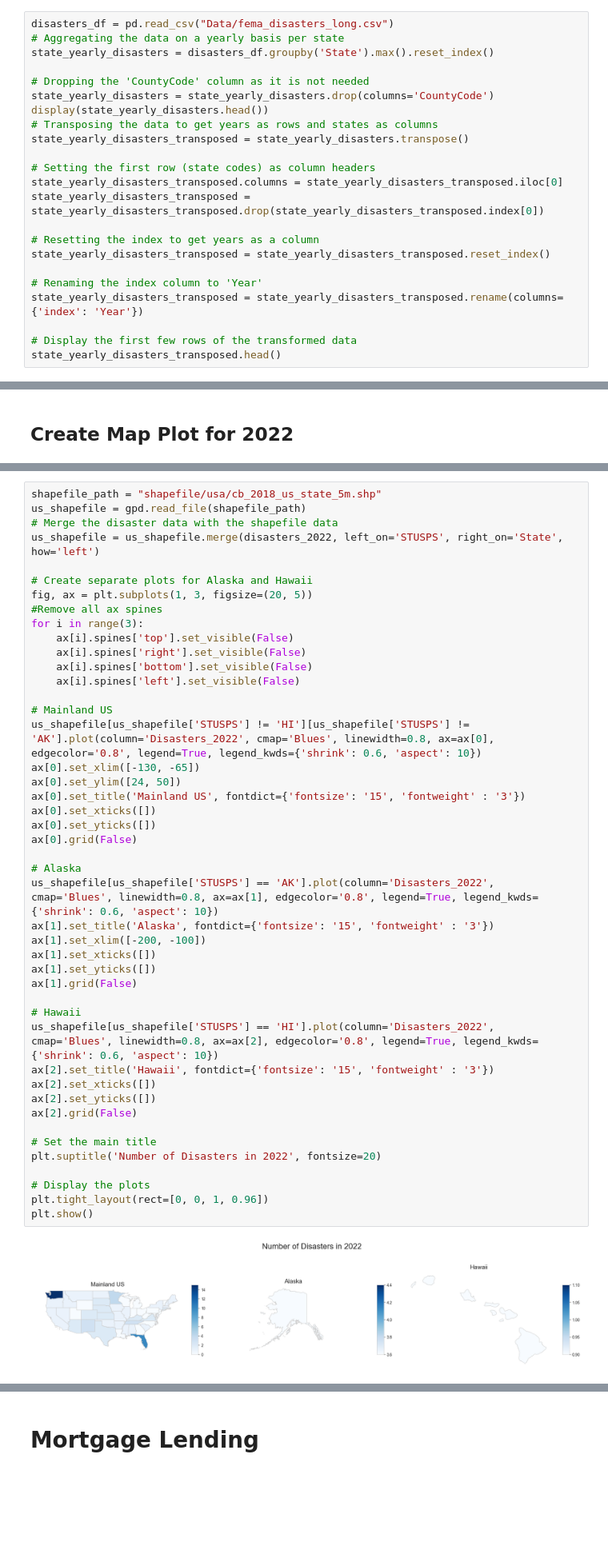
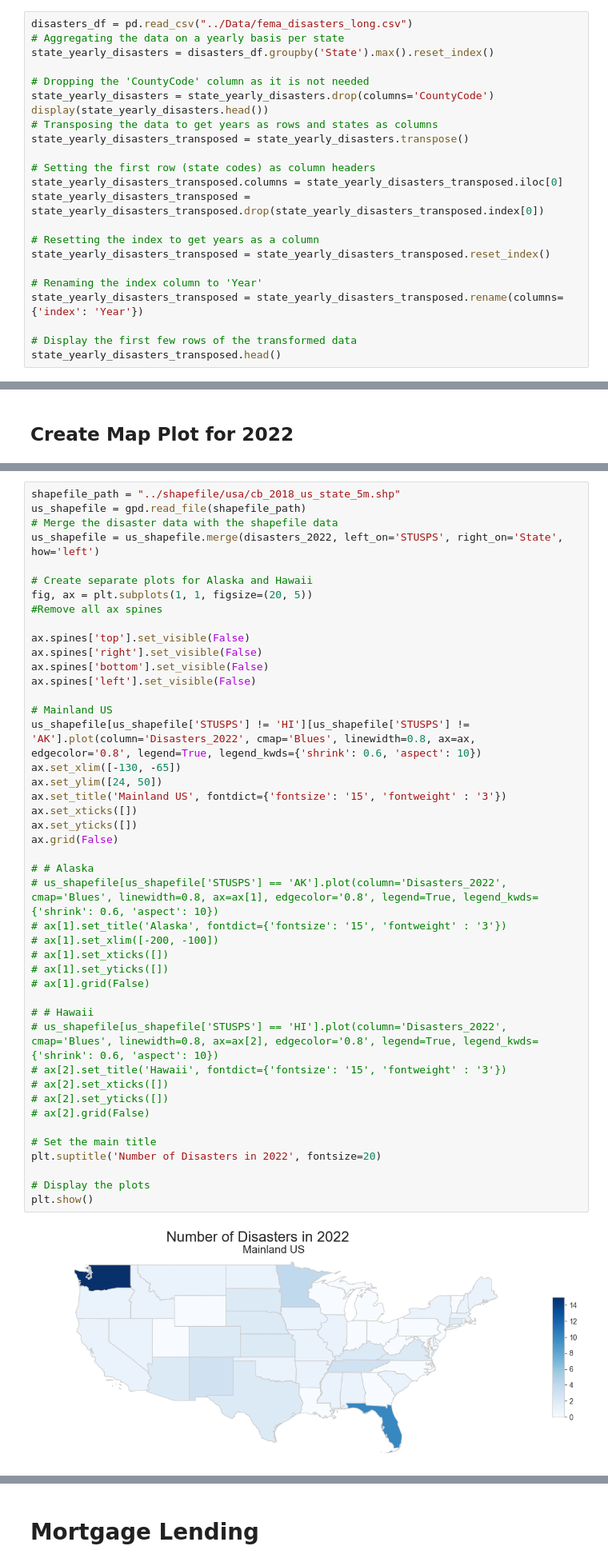
Before and after one commit to yannickpichardo/master_thesis, a Jupyter notebook: prelim_data.ipynb, the cells around one changed output, grey strips where cells are left out. Shown at 80% size. Cells and saved outputs as stored; diff of their text form; blank space fills up the shorter version.

```diff
--- a/prelim_data.ipynb
+++ b/prelim_data.ipynb
@@ -286,7 +248,7 @@ display(fema_disasters_long.head(40))
 # %% [markdown]
 First aggregate and transpose dataset to create "Timeseries" data with *Max* disaster per state (we do not take sum for now since a state could be dealing with the same disaster on multiple counties, currently taking the sum leads to an overestimation of disasters.)
 # %%
-disasters_df = pd.read_csv("Data/fema_disasters_long.csv")
+disasters_df = pd.read_csv("../Data/fema_disasters_long.csv")
 # Aggregating the data on a yearly basis per state
 state_yearly_disasters = disasters_df.groupby('State').max().reset_index()
 
@@ -400,47 +367,46 @@ disasters_2022.head()
 # %%
-shapefile_path = "shapefile/usa/cb_2018_us_state_5m.shp"
+shapefile_path = "../shapefile/usa/cb_2018_us_state_5m.shp"
 us_shapefile = gpd.read_file(shapefile_path)
 # Merge the disaster data with the shapefile data
 us_shapefile = us_shapefile.merge(disasters_2022, left_on='STUSPS', right_on='State', how='left')
 
 # Create separate plots for Alaska and Hawaii
-fig, ax = plt.subplots(1, 3, figsize=(20, 5))
+fig, ax = plt.subplots(1, 1, figsize=(20, 5))
 #Remove all ax spines
-for i in range(3):
-    ax[i].spines['top'].set_visible(False)
-    ax[i].spines['right'].set_visible(False)
-    ax[i].spines['bottom'].set_visible(False)
-    ax[i].spines['left'].set_visible(False)
+
+ax.spines['top'].set_visible(False)
+ax.spines['right'].set_visible(False)
+ax.spines['bottom'].set_visible(False)
+ax.spines['left'].set_visible(False)
 
 # Mainland US
-us_shapefile[us_shapefile['STUSPS'] != 'HI'][us_shapefile['STUSPS'] != 'AK'].plot(column='Disasters_2022', cmap='Blues', linewidth=0.8, ax=ax[0], edgecolor='0.8', legend=True, legend_kwds={'shrink': 0.6, 'aspect': 10})
-ax[0].set_xlim([-130, -65])
-ax[0].set_ylim([24, 50])
-ax[0].set_title('Mainland US', fontdict={'fontsize': '15', 'fontweight' : '3'})
-ax[0].set_xticks([])
-ax[0].set_yticks([])
-ax[0].grid(False)
+us_shapefile[us_shapefile['STUSPS'] != 'HI'][us_shapefile['STUSPS'] != 'AK'].plot(column='Disasters_2022', cmap='Blues', linewidth=0.8, ax=ax, edgecolor='0.8', legend=True, legend_kwds={'shrink': 0.6, 'aspect': 10})
+ax.set_xlim([-130, -65])
+ax.set_ylim([24, 50])
+ax.set_title('Mainland US', fontdict={'fontsize': '15', 'fontweight' : '3'})
+ax.set_xticks([])
+ax.set_yticks([])
+ax.grid(False)
 
-# Alaska
-us_shapefile[us_shapefile['STUSPS'] == 'AK'].plot(column='Disasters_2022', cmap='Blues', linewidth=0.8, ax=ax[1], edgecolor='0.8', legend=True, legend_kwds={'shrink': 0.6, 'aspect': 10})
-ax[1].set_title('Alaska', fontdict={'fontsize': '15', 'fontweight' : '3'})
-ax[1].set_xlim([-200, -100])
-ax[1].set_xticks([])
-ax[1].set_yticks([])
-ax[1].grid(False)
+# # Alaska
+# us_shapefile[us_shapefile['STUSPS'] == 'AK'].plot(column='Disasters_2022', cmap='Blues', linewidth=0.8, ax=ax[1], edgecolor='0.8', legend=True, legend_kwds={'shrink': 0.6, 'aspect': 10})
+# ax[1].set_title('Alaska', fontdict={'fontsize': '15', 'fontweight' : '3'})
+# ax[1].set_xlim([-200, -100])
+# ax[1].set_xticks([])
+# ax[1].set_yticks([])
+# ax[1].grid(False)
 
-# Hawaii
-us_shapefile[us_shapefile['STUSPS'] == 'HI'].plot(column='Disasters_2022', cmap='Blues', linewidth=0.8, ax=ax[2], edgecolor='0.8', legend=True, legend_kwds={'shrink': 0.6, 'aspect': 10})
-ax[2].set_title('Hawaii', fontdict={'fontsize': '15', 'fontweight' : '3'})
-ax[2].set_xticks([])
-ax[2].set_yticks([])
-ax[2].grid(False)
+# # Hawaii
+# us_shapefile[us_shapefile['STUSPS'] == 'HI'].plot(column='Disasters_2022', cmap='Blues', linewidth=0.8, ax=ax[2], edgecolor='0.8', legend=True, legend_kwds={'shrink': 0.6, 'aspect': 10})
+# ax[2].set_title('Hawaii', fontdict={'fontsize': '15', 'fontweight' : '3'})
+# ax[2].set_xticks([])
+# ax[2].set_yticks([])
+# ax[2].grid(False)
 
 # Set the main title
 plt.suptitle('Number of Disasters in 2022', fontsize=20)
 
 # Display the plots
-plt.tight_layout(rect=[0, 0, 1, 0.96])
 plt.show()
 # %% [output]
-[figure, old version]
+[figure, new version]
```
Also changed, not shown: parts of 16 cells of this notebook, 1 other file.
